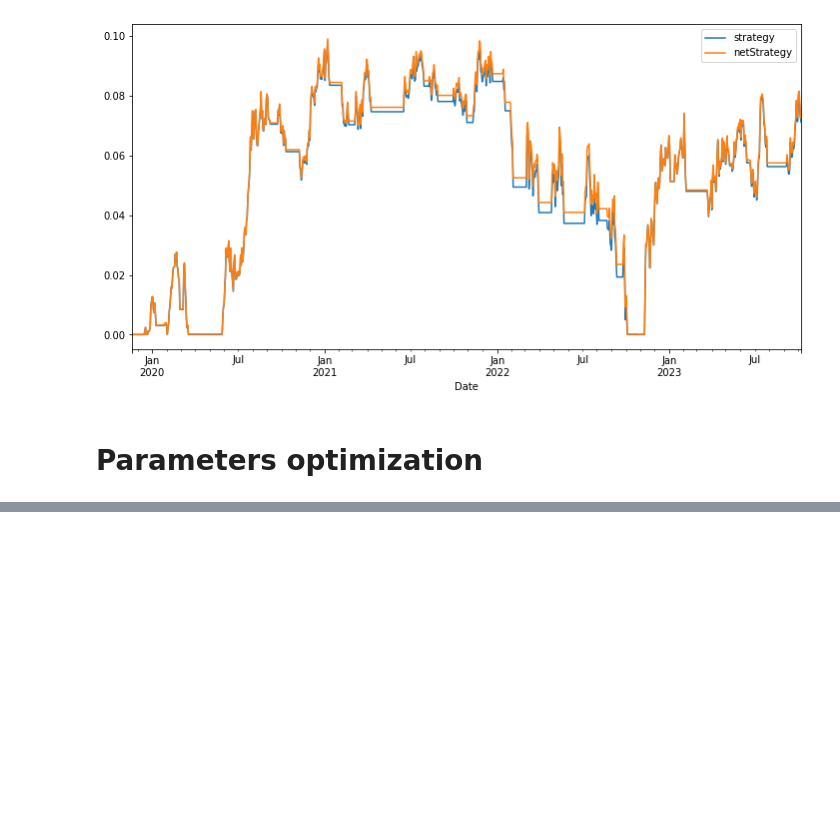
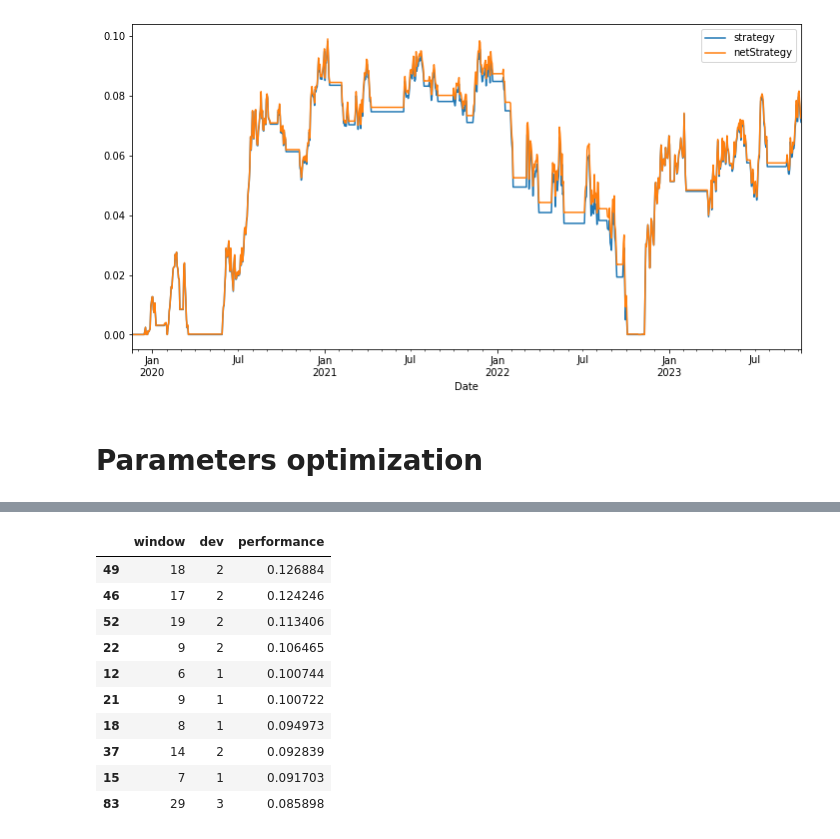
Before and after one commit to alecontuIT/algo_trading_coletti, a Jupyter notebook: 7_Bollinger_bands_strategy.ipynb, the cells around one changed output, grey strips where cells are left out. Saved outputs shown, nothing was run; the diff lists cells and outputs as text; code cells hidden in the pictures; blank space fills up the shorter version.

Commit message:
Add bollinger bands parameters optimization

```diff
--- a/7_Bollinger_bands_strategy.ipynb
+++ b/7_Bollinger_bands_strategy.ipynb
@@ -126,0 +135,2 @@ dtype: float64
+# %%
+df['logRet'] = np.log(df['Adj Close']/df['Adj Close'].shift(1))
@@ -126,0 +146,31 @@ dtype: float64
+# %%
+def test_strategy(df, window, dev):
+    data = df.copy()
+    # Moving average
+    data['SMA'] = data['Adj Close'].rolling(window).mean()
+    # Standard deviation
+    data['devstd'] = data['Adj Close'].rolling(window).std()
+    # Lower band
+    data['lowerBoll'] = data['SMA'] - dev * data['devstd']
+    # Upper band
+    data['upperBoll'] = data['SMA'] + dev * data['devstd']
+
+    data.dropna(inplace=True)
+
+    # If the price go under the lower band, we take a long position
+    data['position'] = np.where(data['Adj Close']<data.lowerBoll, 1, np.nan)
+    # If the price go over the upper band, we take a short position
+    data['position'] = np.where(data['Adj Close']>data.upperBoll, -1, data['position'])
+
+    # If the asset price change and goes under or upper the SMA (compared to the day before)
+    # we take a neutral position (0), otherwise we stay with the old position value
+    data['position'] = np.where(np.sign(data['Adj Close']-data.SMA) #+1 if the price is greater than the SMA, -1 otherwise
+                              !=
+                              np.sign(data['Adj Close']-data.SMA).shift(1),
+                              0, data.position)
+
+    data['position'] = data['position'].ffill()
+
+    data['gain'] = data.position.shift(1) * data.logRet
+    data.dropna(inplace=True)
+    return data.gain.sum()
@@ -126,0 +186,15 @@ dtype: float64
+# %%
+# Show the 10 best performance
+allResults.nlargest(10, 'performance')
+# %% [output]
+|  | window | dev | performance |
+| 49 | 18 | 2 | 0.126884 |
+| 46 | 17 | 2 | 0.124246 |
+| 52 | 19 | 2 | 0.113406 |
+| 22 | 9 | 2 | 0.106465 |
+| 12 | 6 | 1 | 0.100744 |
+| 21 | 9 | 1 | 0.100722 |
+| 18 | 8 | 1 | 0.094973 |
+| 37 | 14 | 2 | 0.092839 |
+| 15 | 7 | 1 | 0.091703 |
+| 83 | 29 | 3 | 0.085898 |
```
Also changed, not shown: parts of 7 cells of this notebook.
